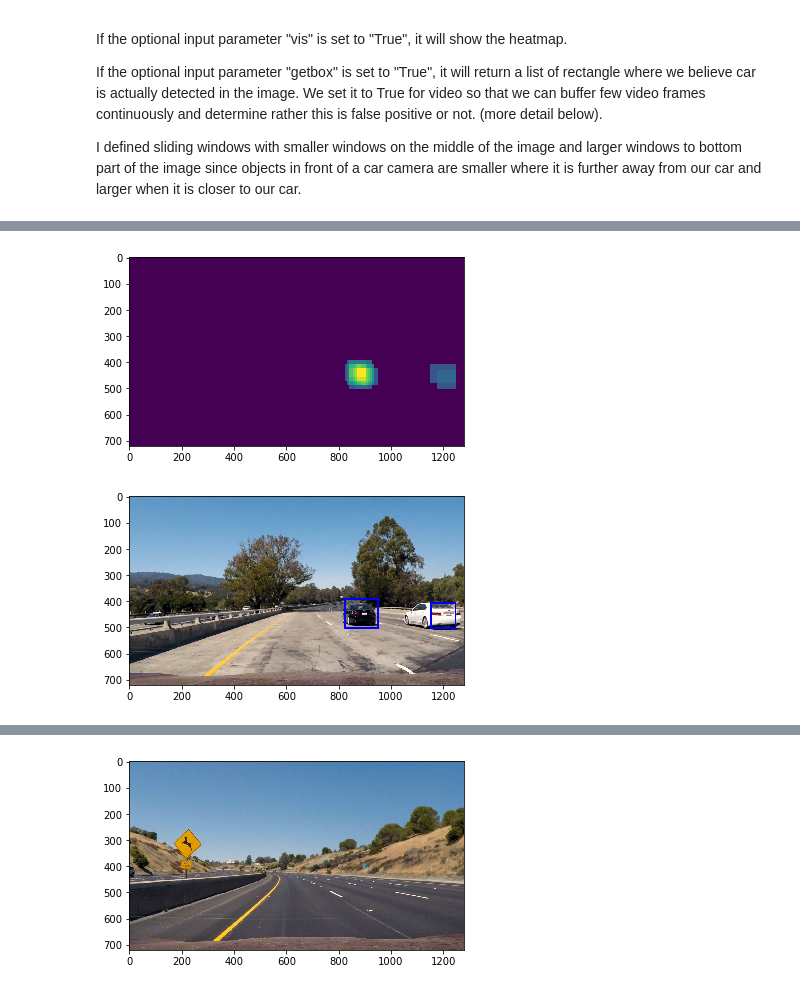
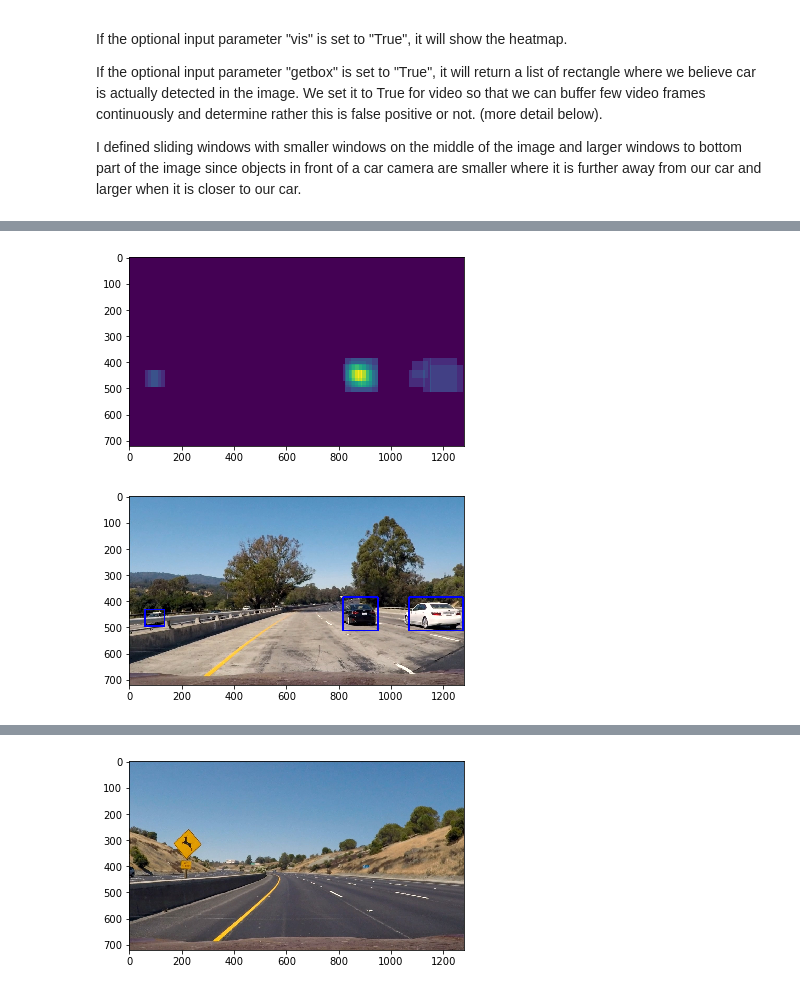
Before and after one commit to hc167/CarND-Vehicle-Detection, a Jupyter notebook: P5.ipynb, the cells around one changed output, grey strips where cells are left out. Saved outputs shown, nothing was run; the diff lists cells and outputs as text; code cells hidden in the pictures.

```diff
--- a/P5.ipynb
+++ b/P5.ipynb
@@ -145,7 +145,7 @@ def color_hist(img, nbins=32, bins_range=(0, 256)):
     bin_centers = (bin_edges[1:]  + bin_edges[0:len(bin_edges)-1])/2
     return np.concatenate((fhist[0], shist[0], thist[0]))
 
-def get_hog_features(img, orient = 9, pix_per_cell = 8, cell_per_block = 2, vis=False):
+def get_hog_features(img, orient = 9, pix_per_cell = 8, cell_per_block = 2, vis=False, feature_vector=True):
     if vis == True:
         features, hog_img = hog(img, orientations=orient, pixels_per_cell=(pix_per_cell, pix_per_cell),
                    cells_per_block=(cell_per_block, cell_per_block), transform_sqrt=False,
@@ -154,7 +154,7 @@ def get_hog_features(img, orient = 9, pix_per_cell = 8, cell_per_block = 2, vis=
     else:
         features = hog(img, orientations=orient, pixels_per_cell=(pix_per_cell, pix_per_cell),
                    cells_per_block=(cell_per_block, cell_per_block), transform_sqrt=False,
-                   visualise=False, feature_vector=True)
+                   visualise=False, feature_vector=feature_vector)
         return features
 
 def extract_features(imgs, spatial, histogram, HOG, color_space='RGB', hog_channel='ALL'):
@@ -167,13 +167,14 @@ def extract_features(imgs, spatial, histogram, HOG, color_space='RGB', hog_chann
         f = []
 
         if spatial:
-            f.append( bin_spatial(feature_image, color_space='RGB', size=(32, 32)) )
+            f.append( bin_spatial(feature_image, color_space='YCrCb', size=(32, 32)) )
 
         if histogram:
             f.append( color_hist(feature_image) )
 
         if HOG:
             # Call get_hog_features() with vis=False, feature_vec=True
+            feature_image = bin_spatial(image, color_space='HLS')
             if hog_channel == 'ALL':
                 hog_features = []
                 for channel in range(feature_image.shape[2]):
@@ -182,8 +183,6 @@ def extract_features(imgs, spatial, histogram, HOG, color_space='RGB', hog_chann
             else:
                 hog_features = get_hog_features(feature_image[:,:,hog_channel])
             f.append(hog_features)
-
-
         # Append the new feature vector to the features list
         features.append(np.concatenate(f))
     # Return list of feature vectors
@@ -312,12 +311,13 @@ def single_img_features(img, spatial, histogram, HOG, color_space='RGB', hog_cha
     #3) Compute spatial features
 
     if spatial:
-        img_features.append( bin_spatial(feature_image, color_space='RGB', size=(32, 32)) )
+        img_features.append( bin_spatial(feature_image, color_space='YCrCb', size=(32, 32)) )
 
     if histogram:
         img_features.append( color_hist(feature_image) )
 
     if HOG:
+        feature_image = bin_spatial(img, color_space='HLS')
         if hog_channel == 'ALL':
             hog_features = []
             for channel in range(feature_image.shape[2]):
@@ -331,22 +331,14 @@ def single_img_features(img, spatial, histogram, HOG, color_space='RGB', hog_cha
 # Define a function you will pass an image
 # and the list of windows to be searched (output of slide_windows())
 def search_windows(img, windows, clf, scaler, color_space='RGB', hog_channel='ALL'):
-    #1) Create an empty list to receive positive detection windows
     on_windows = []
-    #2) Iterate over all windows in the list
     for window in windows:
-        #3) Extract the test window from original image
         test_img = cv2.resize(img[window[0][1]:window[1][1], window[0][0]:window[1][0]], (64, 64))
-        #4) Extract features for that window using single_img_features()
         features = single_img_features(test_img, spatial, histogram, HOG, color_space=color_space, hog_channel=hog_channel)
-        #5) Scale extracted features to be fed to classifier
         test_features = scaler.transform(np.array(features).reshape(1, -1))
-        #6) Predict using your classifier
         prediction = clf.predict(test_features)
-        #7) If positive (prediction == 1) then save the window
         if prediction == 1:
             on_windows.append(window)
-    #8) Return windows for positive detections
     return on_windows
 # %% [markdown]
 There are three functions defined below. The ideal is we may detect false positive. But because our detection is above 98%, what we can do is slide the windows on the image, and see if the overlap regions is detected. This give us more confidence that the actual car is detected.
@@ -411,14 +403,15 @@ def findcar(image, svc, X_scaler, threshold, vis = False, getbox = False):
     image = image.astype(np.float32)/255
 
     # In the following, I defined few different size of windows at different region of the image.
-    windows = slide_window(image, y_start_stop=[360, 630], xy_window=(96, 96), xy_overlap=(0.75, 0.75))
-    windows.extend(slide_window(image, x_start_stop=[200, 1080], y_start_stop=[360, 500], xy_window=(64, 64),
-                                xy_overlap=(0.75, 0.75)))
-    windows.extend(slide_window(image, y_start_stop=[360, 650], xy_window=(128, 128), xy_overlap=(0.75, 0.75)))
-    windows.extend(slide_window(image, x_start_stop=[0, 400], y_start_stop=[400, 650],
-                                xy_window=(130, 130), xy_overlap=(0.8, 0.8)))
-    windows.extend(slide_window(image, x_start_stop=[880, 1280], y_start_stop=[400, 650],
-                                xy_window=(130, 130), xy_overlap=(0.8, 0.8)))
+#    windows = slide_window(image, y_start_stop=[360, 650], xy_window=(64, 64), xy_overlap=(0.8, 0.8))
+
+    windows = slide_window(image, y_start_stop=[360, 630], xy_window=(128, 128), xy_overlap=(0.8, 0.8))
+    windows.extend(slide_window(image, y_start_stop=[360, 630], xy_window=(64, 64), xy_overlap=(0.8, 0.8)))
+#    windows.extend(slide_window(image, y_start_stop=[360, 650], xy_window=(128, 128), xy_overlap=(0.75, 0.75)))
+#    windows.extend(slide_window(image, x_start_stop=[0, 400], y_start_stop=[400, 650],
+#                                xy_window=(130, 130), xy_overlap=(0.8, 0.8)))
+#    windows.extend(slide_window(image, x_start_stop=[880, 1280], y_start_stop=[400, 650],
+#                                xy_window=(130, 130), xy_overlap=(0.8, 0.8)))
     hot_windows = search_windows(image, windows, svc, X_scaler, hog_channel = train_channel)
 
     h = add_heat(h, hot_windows)
@@ -445,7 +438,7 @@ import ntpath
 if not os.path.exists("output_images"):
     os.makedirs("output_images")
 
-testthreshold = 3
+testthreshold = 1
 
 detectcar = mpimg.imread('test_images/test1.jpg')
 output_img = findcar(detectcar, svc, X_scaler, testthreshold, vis = True, getbox=True)
@@ -455,11 +446,11 @@ C:\Users\hchan\Anaconda3\envs\tensorflow\lib\site-packages\skimage\feature\_hog.
-[figure, old version]
+[figure, new version]
 # %%
 output_img = draw_boxes(detectcar, output_img)
 plt.imshow(output_img)
 im = Image.fromarray(output_img)
 im.save("output_images/output1.jpg")
 # %% [output]
-[figure, old version]
+[figure, new version]
 # %%
 detectcar = mpimg.imread('test_images/test2.jpg')
 output_img = findcar(detectcar, svc, X_scaler, testthreshold, vis = True, getbox=True)
```
Also changed, not shown: parts of 13 cells of this notebook, 4 other files.
